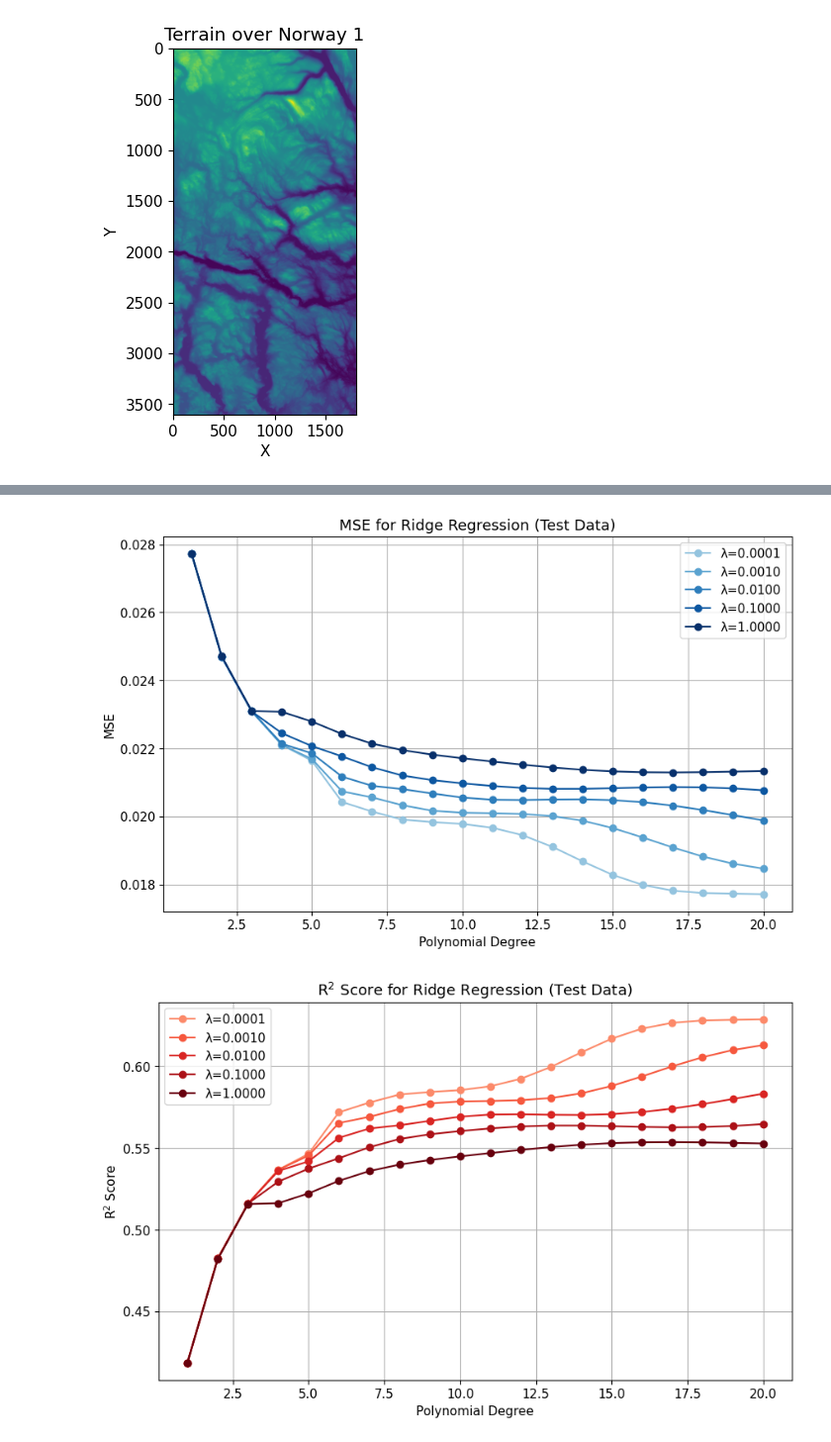
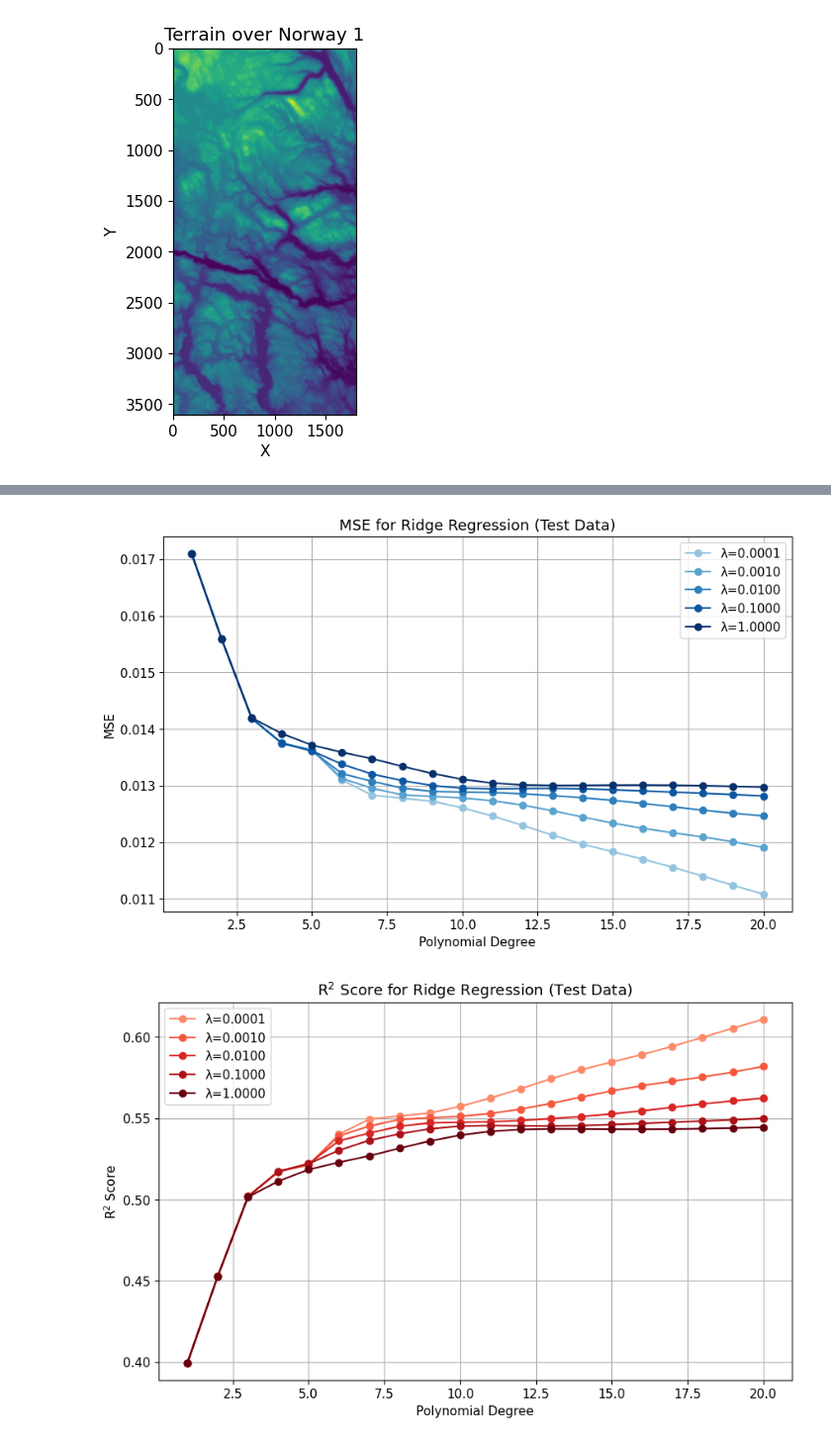
Before and after one commit to tiriltk/FYSSTK4155, a Jupyter notebook: Project1/terraincode.ipynb, the cells around one changed output, grey strips where cells are left out. Shown at 99% size. Cells and saved outputs as stored; diff of their text form; code cells hidden in the pictures.

```diff
--- a/Project1/terraincode.ipynb
+++ b/Project1/terraincode.ipynb
@@ -31,21 +31,23 @@ print("Dimensions of terrain data:", terrain1.shape)
 from imageio import imread
 
 terrain1 = imread('SRTM_data_Norway_1.tif')
+terrain1 = terrain1[::10,::10] #sample the data by selecting every 10th point
 
 fig = plt.figure()
 ax = plt.axes(projection='3d')
 
-x = np.arange(3601)
-y = np.arange(1801)
+x = np.arange(terrain1.shape[1])
+y = np.arange(terrain1.shape[0])
 
 X, Y = np.meshgrid(x, y)
 
+x_flat = X.ravel()
+y_flat = Y.ravel()
+z_flat = terrain1.ravel()
+
 plt.rcParams.update({'font.size': 11})
 
-ax.plot_surface(X, Y, terrain1.T, cmap='terrain')
-
-ax.set_xlim(0, 3601)
-ax.set_ylim(1801, 0)
+ax.plot_surface(X, Y, terrain1, cmap='terrain')
 
 plt.title("Terrain plot 3D")
 plt.xlabel('X')
@@ -59,25 +61,27 @@ Dimensions of terrain data: (3601, 1801)
 def min_max_scaling(x):
     return (x - np.min(x)) / (np.max(x) - np.min(x))
 
-num_points = 1700
+#sample 10000 points from the terrain
+num_points = 10000
 points = np.column_stack((np.random.randint(0, terrain1.shape[0], size=num_points), np.random.randint(0, terrain1.shape[1], size=num_points)))
 
 z = np.zeros([num_points, 1])
 for i in range(num_points):
     z[i] = terrain1[int(points[i, 0]), int(points[i, 1])]
 
+#scale the z values and x, y coordinates
 z_scaled = min_max_scaling(z).flatten()
 x_scaled = min_max_scaling(points[:, 0])
 y_scaled = min_max_scaling(points[:, 1])
 
-# Create polynomial design matrix: From lecture Notes Week 35
+#design matrix
 def create_X(x, y, n):
     if len(x.shape) > 1:
         x = np.ravel(x)
         y = np.ravel(y)
 
     N = len(x)
-    l = int((n + 1) * (n + 2) / 2)  # Number of elements in beta
+    l = int((n + 1) * (n + 2) / 2)  #elements in beta
     X = np.ones((N, l))
 
     for i in range(1, n + 1):
@@ -87,22 +91,22 @@ def create_X(x, y, n):
 
     return X
 
-
+#poly degree to 20, and creating design matrix
 degree = 20
 X = create_X(x_scaled, y_scaled, degree)
 
+#split the data into training and testing sets
 X_train, X_test, z_train, z_test = train_test_split(X, z_scaled, test_size=0.2, random_state=1042)
 
-# Scale the data
+#scale the data
 scaler = StandardScaler()
 X_train_scaled = scaler.fit_transform(X_train)
 X_test_scaled = scaler.transform(X_test)
 
-# Center
+#centering
 z_train_mean = np.mean(z_train)
 z_train_scaled = z_train - z_train_mean
 z_test_scaled = z_test - z_train_mean
-
 
 MSE_train_values = []
 MSE_test_values = []
@@ -110,7 +114,7 @@ R2_train_values = []
 R2_test_values = []
 
 for i in range(1, degree + 1):
-    c = int((i + 2) * (i + 1) / 2)
+    c = int((i + 2) * (i + 1) / 2) #number of columns in our design matrix
     X_tilde_train = X_train_scaled[:, :c]
     X_tilde_test = X_test_scaled[:, :c]
 
@@ -127,6 +131,7 @@ for i in range(1, degree + 1):
 degrees = np.arange(1, degree + 1)
 
 plt.rcParams.update({'font.size': 11})
+
 plt.figure(figsize=(12, 5))
 
 plt.subplot(1, 2, 1)
@@ -154,9 +159,5 @@ plt.show()
 # %%
-points_scaled = np.column_stack((min_max_scaling(points[:, 0]), min_max_scaling(points[:, 1])))
-x = points_scaled[:, 0]
-y = points_scaled[:, 1]
-
-degrees = np.arange(1, 21)
+degrees = np.arange(1, degree +1)
 lambdas = np.logspace(-4, 0, 5)
 
 MSE_Ridge_train = np.zeros((len(degrees), len(lambdas)))
@@ -165,7 +166,7 @@ R2_Ridge_train = np.zeros((len(degrees), len(lambdas)))
 R2_Ridge_test = np.zeros((len(degrees), len(lambdas)))
 
 for i, deg in enumerate(degrees):
-    X = create_X(x, y, n=deg)
+    X = create_X(x_scaled, y_scaled, n=deg)
     X = X[:, 1:]
 
     # Train-test split
@@ -194,35 +195,35 @@ for i, deg in enumerate(degrees):
         MSE_Ridge_test[i, j] = mean_squared_error(z_test, y_test_pred)
         R2_Ridge_train[i, j] = r2_score(z_train, y_train_pred)
         R2_Ridge_test[i, j] = r2_score(z_test, y_test_pred)
 
 
 mse_colors = plt.cm.Blues(np.linspace(0.4, 1, len(lambdas)))
 r2_colors = plt.cm.Reds(np.linspace(0.4, 1, len(lambdas)))
 
 plt.rcParams.update({'font.size': 11})
 
 plt.figure(figsize=(10, 6))
 for j, lmb in enumerate(lambdas):
     plt.plot(degrees, MSE_Ridge_test[:, j], marker='o', label=f'λ={lmb:.4f}', color=mse_colors[j])
 plt.xlabel('Polynomial Degree')
 plt.ylabel('MSE')
 plt.title('MSE for Ridge Regression (Test Data)')
 plt.legend()
 plt.grid(True)
 plt.show()
 
 plt.figure(figsize=(10, 6))
 for j, lmb in enumerate(lambdas):
     plt.plot(degrees, R2_Ridge_test[:, j], marker='o', label=f'λ={lmb:.4f}', color=r2_colors[j])
 plt.xlabel('Polynomial Degree')
 plt.ylabel('R$^2$ Score')
 plt.title('R$^2$ Score for Ridge Regression (Test Data)')
 plt.legend()
 plt.grid(True)
 plt.show()
 # %% [output]
-[figure, old version]
+[figure, new version]
-[figure, old version]
+[figure, new version]
 # %%
 MSE_Lasso_train = np.zeros((len(degrees), len(lambdas)))
 MSE_Lasso_test = np.zeros((len(degrees), len(lambdas)))
```
Also changed, not shown: parts of 9 cells of this notebook.
